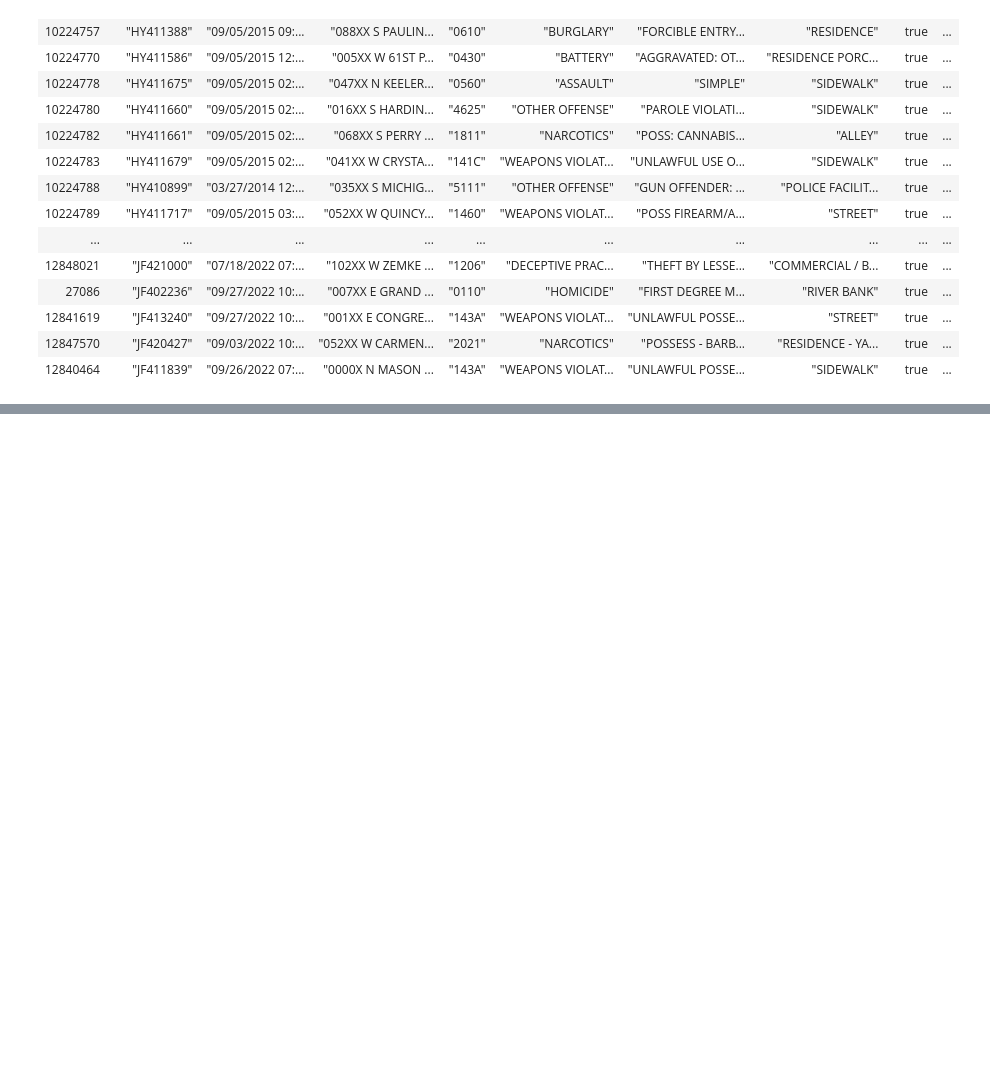
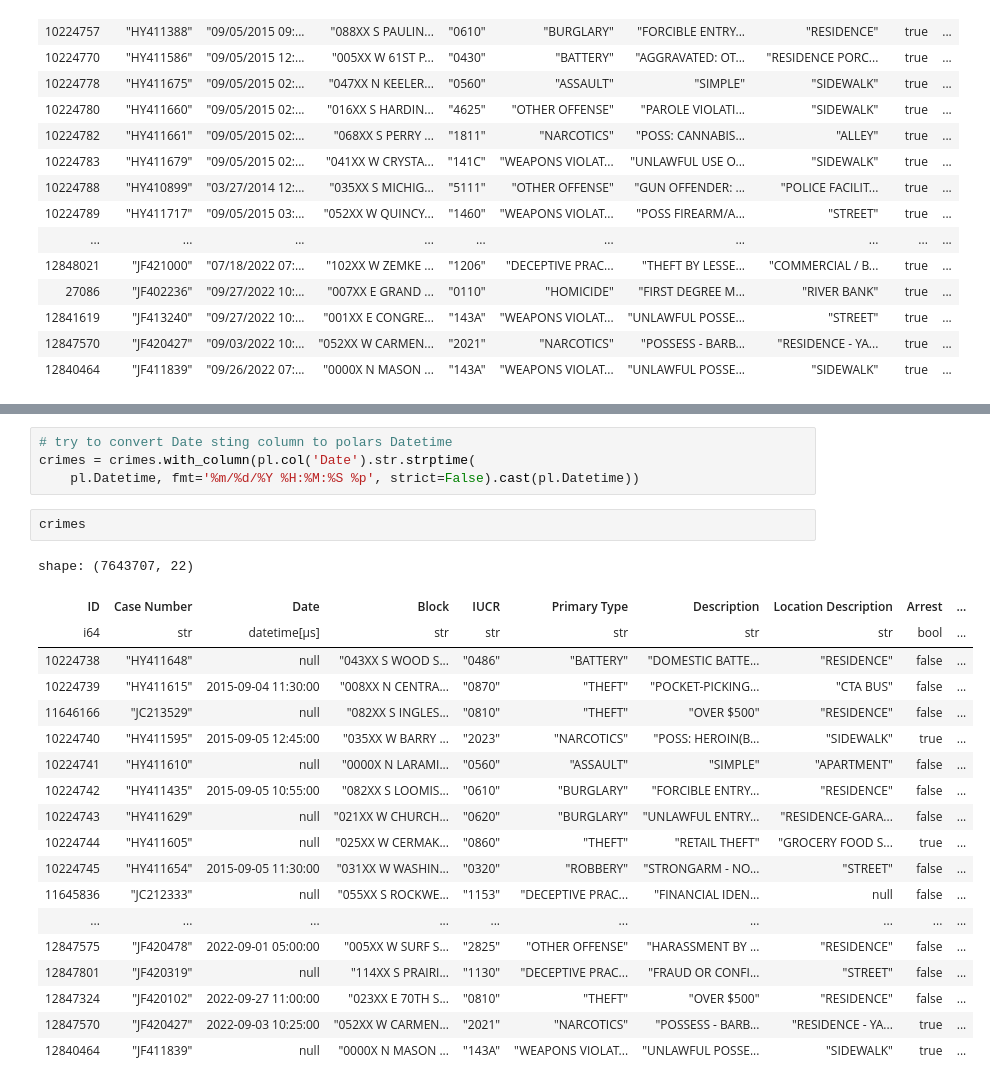
Before and after one commit to RandomFractals/chicago-crimes, a Jupyter notebook: notebooks/chicago-crimes-polars.ipynb, the cells around one changed output, grey strips where cells are left out. Drawn from its saved outputs; the diff is of its cells as text; blank space fills up the shorter version.

Commit message:
try timestap conversion to dateime with polars (#21)

```diff
--- a/notebooks/chicago-crimes-polars.ipynb
+++ b/notebooks/chicago-crimes-polars.ipynb
@@ -30,0 +56,26 @@ shape: (2017993, 22)
+# %%
+# try to convert Date sting column to polars Datetime
+crimes = crimes.with_column(pl.col('Date').str.strptime(
+    pl.Datetime, fmt='%m/%d/%Y %H:%M:%S %p', strict=False).cast(pl.Datetime))
+# %%
+crimes
+# %% [output]
+shape: (7643707, 22)
+| ID | Case Number | Date | Block | IUCR | Primary Type | Description | Location Description | Arrest | ... |
+| i64 | str | datetime[μs] | str | str | str | str | str | bool | ... |
+| 10224738 | "HY411648" | null | "043XX S WOOD S... | "0486" | "BATTERY" | "DOMESTIC BATTE... | "RESIDENCE" | false | ... |
+| 10224739 | "HY411615" | 2015-09-04 11:30:00 | "008XX N CENTRA... | "0870" | "THEFT" | "POCKET-PICKING... | "CTA BUS" | false | ... |
+| 11646166 | "JC213529" | null | "082XX S INGLES... | "0810" | "THEFT" | "OVER $500" | "RESIDENCE" | false | ... |
+| 10224740 | "HY411595" | 2015-09-05 12:45:00 | "035XX W BARRY ... | "2023" | "NARCOTICS" | "POSS: HEROIN(B... | "SIDEWALK" | true | ... |
+| 10224741 | "HY411610" | null | "0000X N LARAMI... | "0560" | "ASSAULT" | "SIMPLE" | "APARTMENT" | false | ... |
+| 10224742 | "HY411435" | 2015-09-05 10:55:00 | "082XX S LOOMIS... | "0610" | "BURGLARY" | "FORCIBLE ENTRY... | "RESIDENCE" | false | ... |
+| 10224743 | "HY411629" | null | "021XX W CHURCH... | "0620" | "BURGLARY" | "UNLAWFUL ENTRY... | "RESIDENCE-GARA... | false | ... |
+| 10224744 | "HY411605" | null | "025XX W CERMAK... | "0860" | "THEFT" | "RETAIL THEFT" | "GROCERY FOOD S... | true | ... |
+| 10224745 | "HY411654" | 2015-09-05 11:30:00 | "031XX W WASHIN... | "0320" | "ROBBERY" | "STRONGARM - NO... | "STREET" | false | ... |
+| 11645836 | "JC212333" | null | "055XX S ROCKWE... | "1153" | "DECEPTIVE PRAC... | "FINANCIAL IDEN... | null | false | ... |
+| ... | ... | ... | ... | ... | ... | ... | ... | ... | ... |
+| 12847575 | "JF420478" | 2022-09-01 05:00:00 | "005XX W SURF S... | "2825" | "OTHER OFFENSE" | "HARASSMENT BY ... | "RESIDENCE" | false | ... |
+| 12847801 | "JF420319" | null | "114XX S PRAIRI... | "1130" | "DECEPTIVE PRAC... | "FRAUD OR CONFI... | "STREET" | false | ... |
+| 12847324 | "JF420102" | 2022-09-27 11:00:00 | "023XX E 70TH S... | "0810" | "THEFT" | "OVER $500" | "RESIDENCE" | false | ... |
+| 12847570 | "JF420427" | 2022-09-03 10:25:00 | "052XX W CARMEN... | "2021" | "NARCOTICS" | "POSSESS - BARB... | "RESIDENCE - YA... | true | ... |
+| 12840464 | "JF411839" | null | "0000X N MASON ... | "143A" | "WEAPONS VIOLAT... | "UNLAWFUL POSSE... | "SIDEWALK" | true | ... |
```
Also changed, not shown: parts of 2 cells of this notebook.
